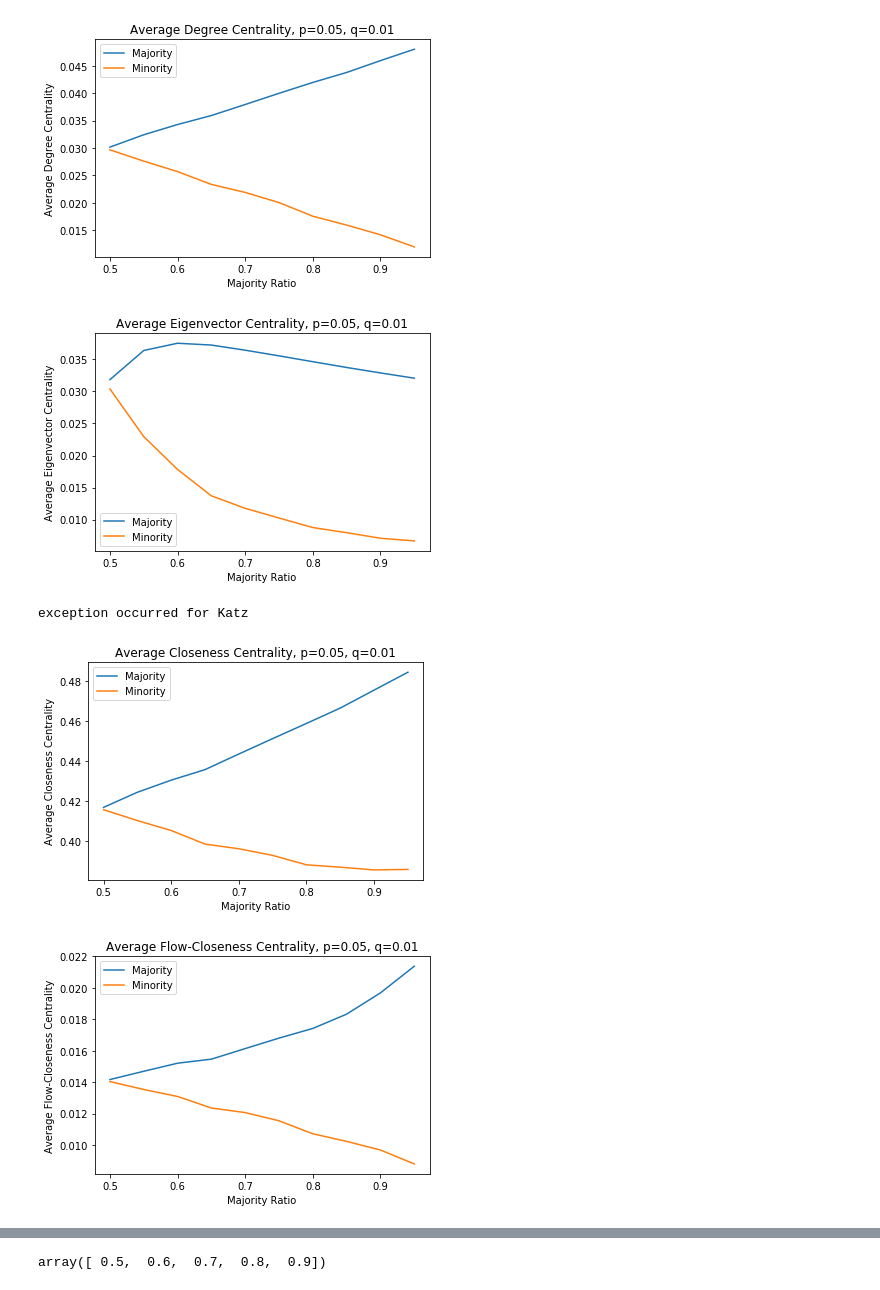
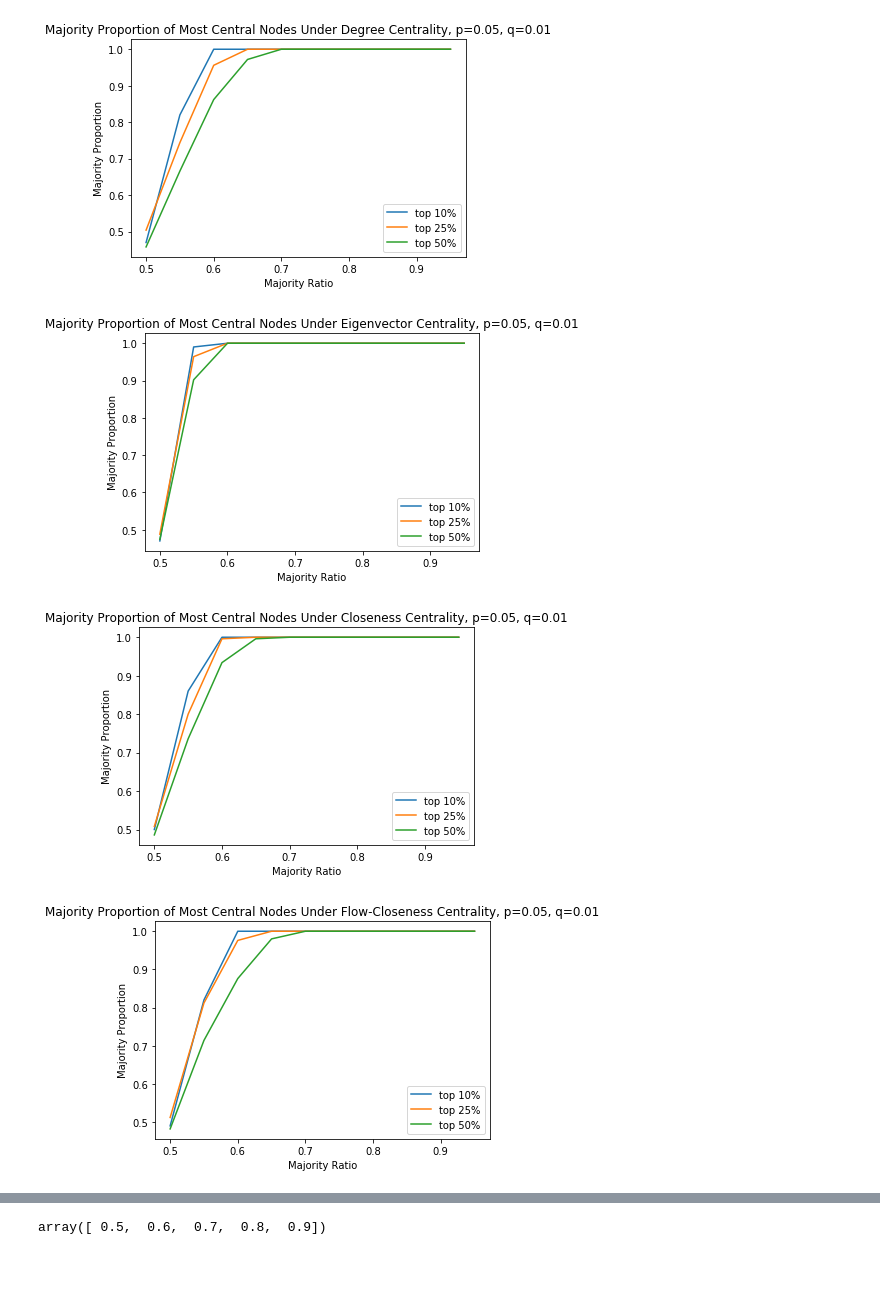
Before and after one commit to emmaling27/networks-research, a Jupyter notebook: stochastic_block_model.ipynb, the cells around one changed output, grey strips where cells are left out. Drawn from its saved outputs; the diff is of its cells as text; code cells hidden in the pictures.

```diff
--- a/stochastic_block_model.ipynb
+++ b/stochastic_block_model.ipynb
@@ -119,0 +182,11 @@ centrality_types = {
+# %%
+def get_centrality_types():
+    return {
+        "Degree": centrality.degree_centrality,
+        "Eigenvector": centrality.eigenvector_centrality,
+#         "Katz": centrality.katz_centrality,
+        "Closeness": centrality.closeness_centrality,
+#         "Flow-Closeness": centrality.current_flow_closeness_centrality,
+        "Betweenness": centrality.betweenness_centrality,
+#         "Flow-Betweenness": centrality.current_flow_betweenness_centrality
+    }
@@ -119,0 +236,27 @@ centrality_types = {
+# %%
+def plot_maj_ratios(graph_size, probs, centrality_type, maj_min_ratios, top_percents, wedges=[]):
+    maj_proportions = get_maj_ratios(
+        graph_size,
+        probs,
+        centrality_type,
+        maj_min_ratios,
+        top_percents)
+    for i in range(len(maj_proportions)):
+        plt.plot(maj_min_ratios, maj_proportions[i], label="top " + str(top_percents[i]) + "%")
+#     else:
+#         maj_proportions = get_maj_ratios(
+#             graph_size,
+#             probs,
+#             centrality_type,
+#             maj_min_ratios,
+#             top_percent)
+#         plt.plot(maj_min_ratios, maj_proportions)
+    plt.xlabel("Majority Ratio")
+    plt.ylabel("Majority Proportion")
+    plt.title("Majority Proportion of Most Central Nodes Under " + centrality_type + " Centrality, p=" + str(probs[0][0]) + ", q=" + str(probs[0][1]))
+    plt.legend()
+    file_name = centrality_type + "_centrality_maj_prop_p=" + str(int(100*probs[0][0])) + "_q=" + str(int(100*probs[0][1])) + "_g" + str(graph_size) + "perc=" + str(top_percents)
+    if len(wedges) > 1:
+        file_name += "_wedges=" + str(wedges)
+    plt.savefig("plots/" + file_name)
+    plt.show()
@@ -174,12 +339,11 @@ plot_centrality(1000, [[0.01, 0.001],[0.001, 0.01]], "Eigenvector")
 # %%
-for centrality_type in centrality_types:
+for centrality_type in get_centrality_types():
     try:
-        plot_centrality(1000, [[0.05, 0.01],[0.01, 0.05]], centrality_type)
+        plot_maj_ratios(1000, [[0.05, 0.01],[0.01, 0.05]], centrality_type, np.arange(.5, 1, .05), [10, 25, 50])
     except:
         print("exception occurred for " + centrality_type)
 # %% [output]
-[figure, old version]
+[figure, new version]
-[figure, old version]
+[figure, new version]
-exception occurred for Katz
-[figure, old version]
+[figure, new version]
-[figure, old version]
+[figure, new version]
```
Also changed, not shown: parts of 25 cells of this notebook, 40 other files.
